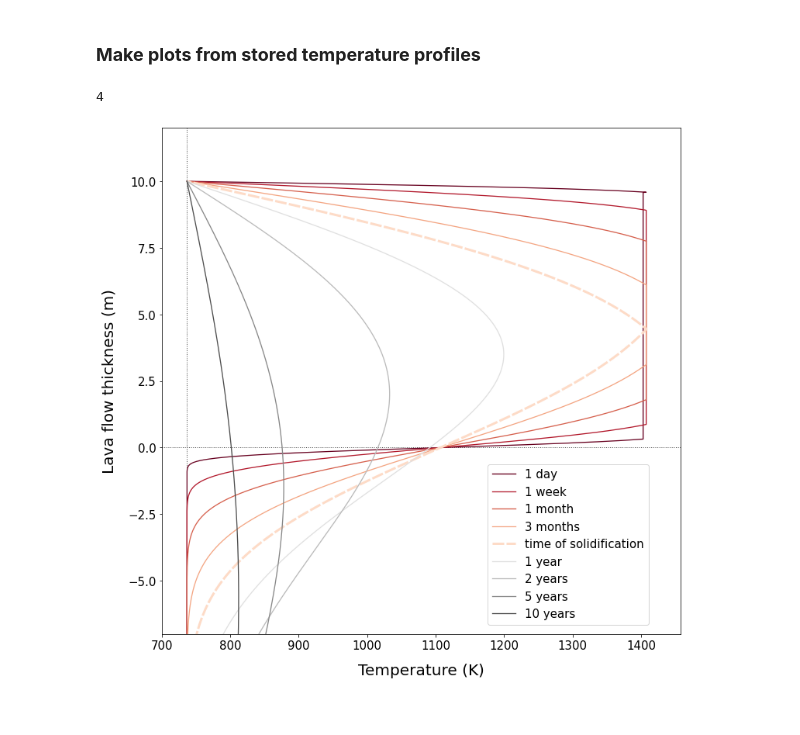
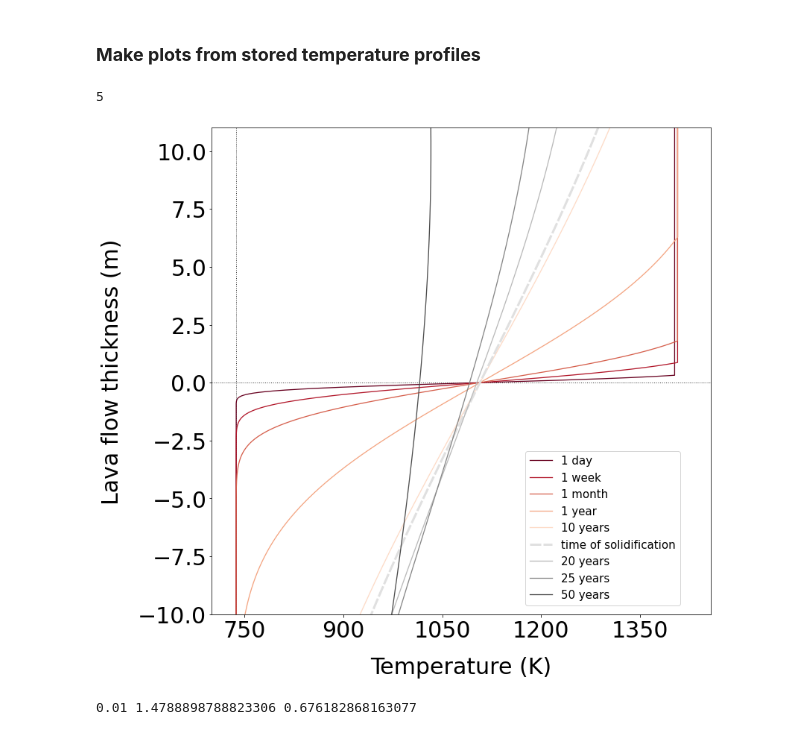
Before and after one commit to iganache/lavatherm1D, a Jupyter notebook: 1d_cooling_Earth.ipynb, the cells around one changed output. Drawn from its saved outputs; the diff is of its cells as text; code cells hidden in the pictures.

```diff
--- a/1d_cooling_Earth.ipynb
+++ b/1d_cooling_Earth.ipynb
@@ -744,11 +745,13 @@ t_solid_1m = 157524.52839880463
 t_solid_10m = 15752734.528398804
 t_solid_50m = 416020506.08468133
 # %%
-lavaheight = 10
-time_of_solid = t_solid_10m
-sfile = "Solid10m.pkl"
-prefile = "preSolid10m.pkl"
-postfile = "postSolid10m.pkl"
+Ta = 737
+Tlava = 1135 + 273
+lavaheight = 50
+time_of_solid = t_solid_50m
+sfile = "Solid50m.pkl"
+prefile = "preSolid50m.pkl"
+postfile = "postSolid50m.pkl"
 
 with open (sfile, mode = "rb") as f:
     solid = pickle.load(f)
@@ -766,12 +769,13 @@ temps_pre = pre[1]
 depth_post = post[0]
 temps_post = post[1]
 # %%
-times = [24*3600, 7*24*3600, 30*24*3600, 90*24*3600, 365*24*3600, 2*365*24*3600, 5*365*24*3600, 10*365*24*3600]
+# times = [24*3600, 7*24*3600, 30*24*3600, 90*24*3600, 365*24*3600, 2*365*24*3600, 5*365*24*3600, 10*365*24*3600]
+times = [24*3600, 7*24*3600, 30*24*3600, 365*24*3600, 10*365*24*3600, 20*365*24*3600, 25*365*24*3600, 50*365*24*3600]
 times = np.array(times)
 sidx = np.where(time_of_solid > times)[0][-1] + 1
 print(sidx)
 # %% [output]
-4
+5
 # %%
 
 ## Pre-solidification temperature profile
@@ -781,56 +785,60 @@ fig.set_size_inches(12, 12)
 ax.axhline(0, linestyle = ":", linewidth = 1, color = "#404040")
 ax.axvline(Ta, linestyle = ":", linewidth = 1, color = "#404040")
 
-labels = ["1 day", "1 week", "1 month", "3 months", "1 year", "2 years", "5 years", "10 years"]
+# labels = ["1 day", "1 week", "1 month", "3 months", "1 year", "2 years", "5 years", "10 years"]
+labels = ["1 day", "1 week", "1 month", "1 year", "10 years", "20 years", "25 years", "50 years"]
 labels.insert(sidx, "time of solidification")
 
-colors = ["#d0d1e6", "#a6bddb", "#67a9cf", "#3690c0", "#02818a", "#016450"]
+# colors = ["#d0d1e6", "#a6bddb", "#67a9cf", "#3690c0", "#02818a", "#016450"]
 colors = ["#67001f", "#b2182b","#d6604d", "#f4a582", "#fddbc7", "#e0e0e0", "#bababa", "#878787", "#4d4d4d", "#1a1a1a"]
 # colors = ["#a50026", "#d73027", "#f46d43", "#fdae61", "#fee090", "#e0f3f8", "#abd9e9", "#74add1", "#4575b4", "#313695"]
 color_idx = 0
 label_idx = 0
 
 for i in range(len(depths_pre)):
     ax.plot(temps_pre[i], depths_pre[i] , linewidth = 1.3, color = colors[color_idx], label = labels[label_idx]) #str(int(times[color_idx]/3600/24)) + " d")
     color_idx += 1
     label_idx += 1
 
 ax.plot(temp_solid, depth_solid , linewidth = 3, color = colors[color_idx], linestyle = (0, (5,1)), label = labels[label_idx])#,label = str(int(t_solid/3600/24)) + " d")
 color_idx += 1
 label_idx += 1
 
 
 for i in range(len(temps_post)):
     ax.plot(temps_post[i], depth_post , linewidth = 1.3, color = colors[color_idx], label = labels[label_idx]) #str(int(times[color_idx-1]/3600/24)) + " d")
     color_idx += 1
     label_idx += 1
 
-ax.set_ylim(-7, lavaheight+2)
+ax.set_ylim(-10, 11)
 ax.set_xlim(700, Tlava+50)
 
-ax.set_xlabel("Temperature (K)", fontsize=20, labelpad=15)
-ax.set_ylabel("Lava flow thickness (m)", fontsize=20, labelpad=15)
+ax.set_xlabel("Temperature (K)", fontsize=30, labelpad=20)
+ax.set_ylabel("Lava flow thickness (m)", fontsize=30, labelpad=20)
 
 ax.legend(loc = "lower right", bbox_to_anchor=(0.95, 0.007), fontsize = 15)
-plt.xticks(fontsize = 15)
-plt.yticks(fontsize = 15)
+plt.xticks(fontsize = 30)
+plt.yticks(fontsize = 30)
 # plt.legend(fontsize = 14)
-# plt.savefig("dTdz_1m.png", bbox_inches='tight')
+plt.gca().xaxis.set_major_locator(MaxNLocator(prune='lower'))
+plt.locator_params(axis= 'x', nbins=6)
+# plt.savefig("dTdz_50m.png", bbox_inches='tight')
 plt.show()
 # %% [output]
-[figure, old version]
+[figure, new version]
 # %%
 lt = lavaheight
 ### EM properties
 # thi_rad = np.deg2rad([45])
 thi_rad = np.linspace(np.deg2rad(0), np.deg2rad(80), 20)
-wv = 9.6e-2
-eps0 = 1
-eps1 = 5 + 0.01j
+wv = 9.5e-2
+eps0 = 1 + 0.00j
+eps1 = 5 + 0.05j
 tand1 = eps1.imag / eps1.real
 alpha = (2 * np.pi / wv) * np.sqrt(0.5*eps1.real * (np.sqrt(1 + tand1**2) - 1))
 ka = 2 * alpha
 beta = ka / np.cos(thi_rad)
+print(tand1, ka, 1/ka)
 
 T_eff_all = []
 
@@ -865,6 +873,8 @@ for i in range(len(temps_post)):
         func = beta[j] * np.exp(beta[j] * z_postSC_downwards) * temps_post[i]
         T_postSC_eff[i,j] = integrate.simpson(func, z_postSC_downwards)
     T_eff_all.append(T_postSC_eff[i])
+# %% [output]
+0.01 1.4788898788823306 0.676182868163077
 # %%
 fig, ax = plt.subplots(1,1)
 fig.set_size_inches(10, 10)
```
Also changed, not shown: parts of 5 cells of this notebook, 13 other files.
